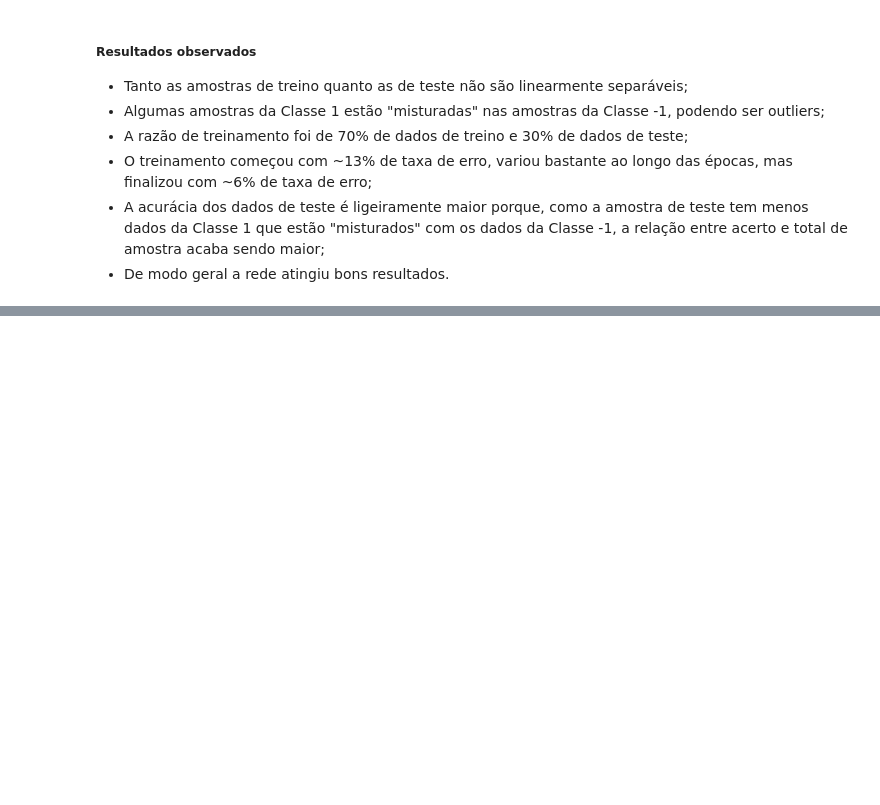
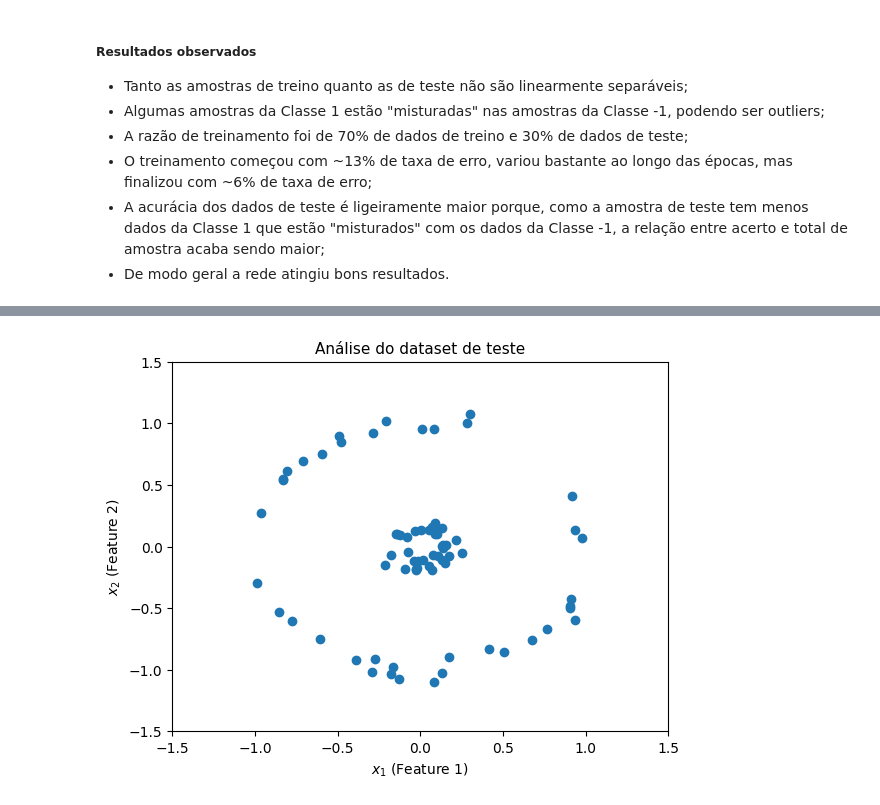
Before and after one commit to lucasanches/single-layer-perceptron, a Jupyter notebook: perceptron.ipynb, the cells around one changed output, grey strips where cells are left out. Saved outputs shown, nothing was run; the diff lists cells and outputs as text; code cells hidden in the pictures; blank space fills up the shorter version.

```diff
--- a/perceptron.ipynb
+++ b/perceptron.ipynb
@@ -316,0 +378,12 @@ plt.show()
+# %%
+# Plot dos dados de teste
+X_test_T = X_test.T
+plt.scatter(X_test_T[0], X_test_T[1])
+plt.xlabel('$x_1$ (Feature 1)', fontsize=10)
+plt.ylabel('$x_2$ (Feature 2)', fontsize=10)
+plt.title("Análise do dataset de teste", fontsize=11)
+plt.xlim(-1.5, 1.5)
+plt.ylim(-1.5, 1.5)
+plt.show()
+# %% [output]
+[figure, added]
```
Also changed, not shown: parts of 20 cells of this notebook.
